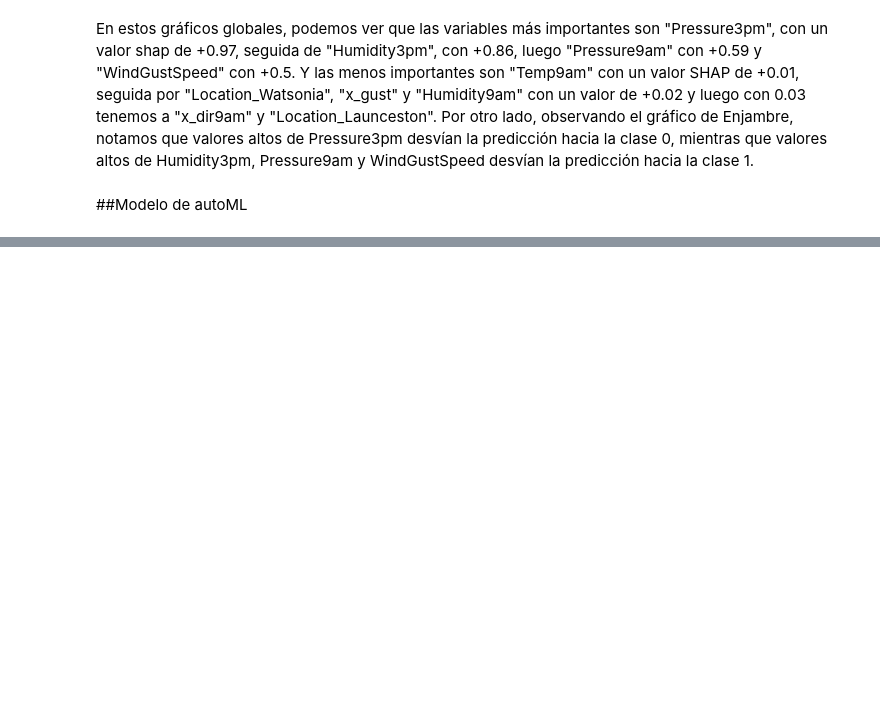
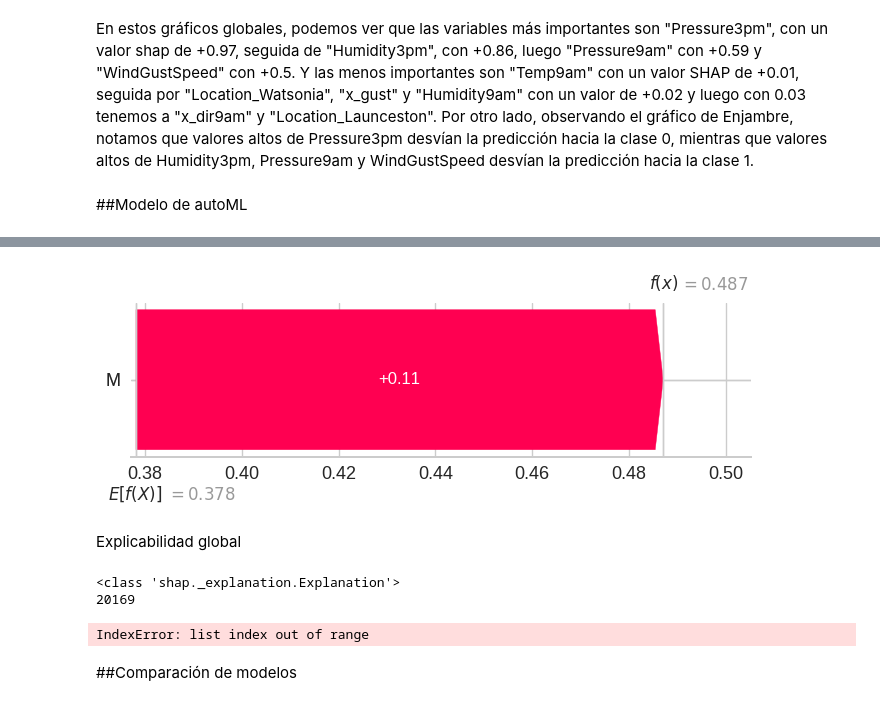
Before and after one commit to LBreccia/AA1-TUIA-Breccia-Justo, a Jupyter notebook: TP_clasificacion_AA1.ipynb, the cells around one changed output, grey strips where cells are left out. Drawn from its saved outputs; the diff is of its cells as text; code cells hidden in the pictures; blank space fills up the shorter version.

```diff
--- a/TP_clasificacion_AA1.ipynb
+++ b/TP_clasificacion_AA1.ipynb
@@ -1010,0 +1385,16 @@ En el último gráfico se muestra la importancia de las variables en el modelo,
+# %%
+# Si explainer_nn.expected_value es un escalar o un solo valor, conviértelo en un array
+expected_value = np.array([expected_value] * len(nombres_columnas))
+
+# Luego crea el objeto Explanation
+explanation_local_nn = shap.Explanation(
+    values=shap_values[index],
+    base_values=expected_value,  # Ahora expected_value tiene la forma correcta
+    feature_names=nombres_columnas
+)
+# %%
+shap.plots.waterfall(explanation_local_nn[0])
+# %% [output]
+[figure, added]
+# %% [markdown]
+Explicabilidad global
@@ -1010,0 +1403,14 @@ En el último gráfico se muestra la importancia de las variables en el modelo,
+# %%
+# Asegúrate de que explanation_global_nn sea un objeto shap.Explanation
+print(type(explanation_global_nn))  # Esto debería imprimir <class 'shap.Explanation'>
+print(len(explanation_global_nn.values))  # Verifica cuántos valores SHAP hay (número de características)
+# %% [output]
+<class 'shap._explanation.Explanation'>
+20169
+# %%
+max_display = len(explanation_global_nn.values)
+shap.plots.bar(explanation_global_nn, max_display=max_display)
+# %% [output]
+IndexError: list index out of range
+# %% [markdown]
+##Comparación de modelos
```
Also changed, not shown: parts of 58 cells of this notebook.
